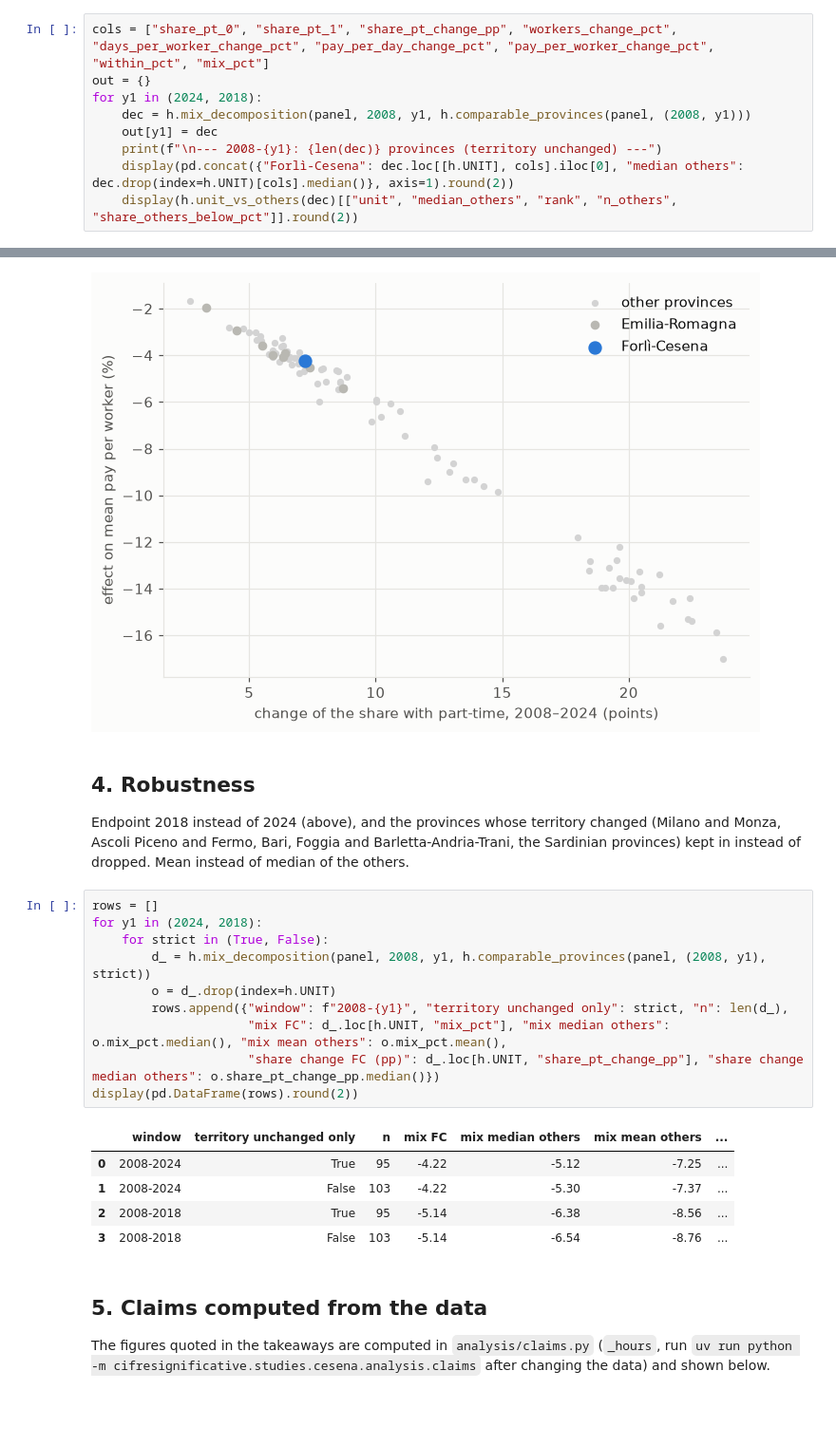
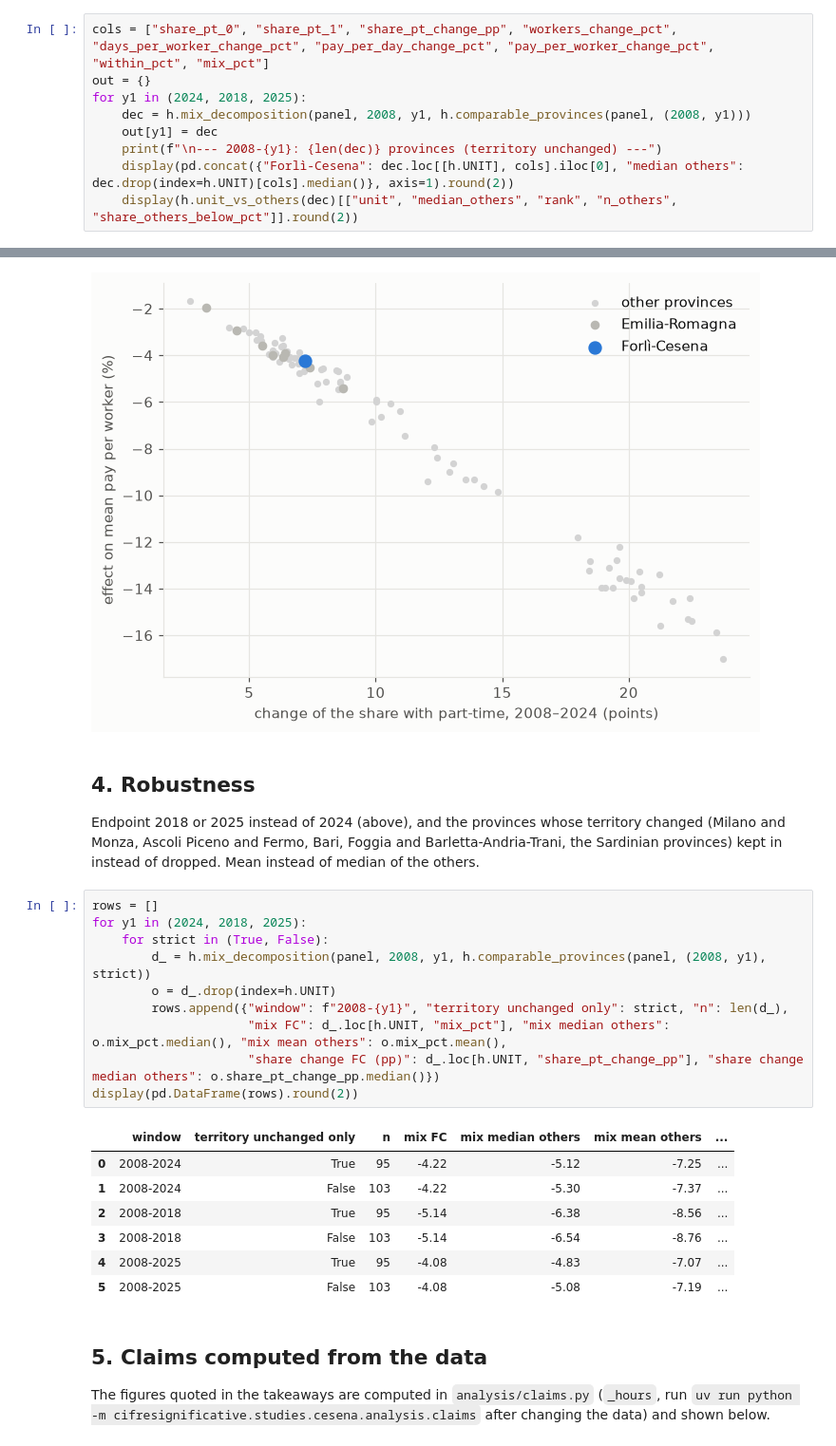
Before and after one commit to dbellavista/cifre-significative, a Jupyter notebook: studies/cesena/notebooks/06_hours.ipynb, the cells around one changed output, grey strips where cells are left out. Shown at 95% size. Drawn from its saved outputs; the diff is of its cells as text; blank space fills up the shorter version.

```diff
--- a/studies/cesena/notebooks/06_hours.ipynb
+++ b/studies/cesena/notebooks/06_hours.ipynb
@@ -81,7 +82,7 @@ Mean pay per worker `w = (1−s)·m_No + s·m_Si` (`s` = share of workers with p
 # %%
 cols = ["share_pt_0", "share_pt_1", "share_pt_change_pp", "workers_change_pct", "days_per_worker_change_pct", "pay_per_day_change_pct", "pay_per_worker_change_pct", "within_pct", "mix_pct"]
 out = {}
-for y1 in (2024, 2018):
+for y1 in (2024, 2018, 2025):
     dec = h.mix_decomposition(panel, 2008, y1, h.comparable_provinces(panel, (2008, y1)))
     out[y1] = dec
     print(f"\n--- 2008-{y1}: {len(dec)} provinces (territory unchanged) ---")
@@ -171,23 +195,25 @@ Emilia-Romagna provinces: ['Piacenza', 'Parma', 'Reggio Emilia', 'Modena', 'Bolo
 # %% [markdown]
 ## 4. Robustness
 
-Endpoint 2018 instead of 2024 (above), and the provinces whose territory changed (Milano and Monza, Ascoli Piceno and Fermo, Bari, Foggia and Barletta-Andria-Trani, the Sardinian provinces) kept in instead of dropped. Mean instead of median of the others.
+Endpoint 2018 or 2025 instead of 2024 (above), and the provinces whose territory changed (Milano and Monza, Ascoli Piceno and Fermo, Bari, Foggia and Barletta-Andria-Trani, the Sardinian provinces) kept in instead of dropped. Mean instead of median of the others.
 # %%
 rows = []
-for y1 in (2024, 2018):
+for y1 in (2024, 2018, 2025):
     for strict in (True, False):
         d_ = h.mix_decomposition(panel, 2008, y1, h.comparable_provinces(panel, (2008, y1), strict))
         o = d_.drop(index=h.UNIT)
         rows.append({"window": f"2008-{y1}", "territory unchanged only": strict, "n": len(d_),
                      "mix FC": d_.loc[h.UNIT, "mix_pct"], "mix median others": o.mix_pct.median(), "mix mean others": o.mix_pct.mean(),
                      "share change FC (pp)": d_.loc[h.UNIT, "share_pt_change_pp"], "share change median others": o.share_pt_change_pp.median()})
 display(pd.DataFrame(rows).round(2))
 # %% [output]
 |  | window | territory unchanged only | n | mix FC | mix median others | mix mean others | ... |
 | 0 | 2008-2024 | True | 95 | -4.22 | -5.12 | -7.25 | ... |
 | 1 | 2008-2024 | False | 103 | -4.22 | -5.30 | -7.37 | ... |
 | 2 | 2008-2018 | True | 95 | -5.14 | -6.38 | -8.56 | ... |
 | 3 | 2008-2018 | False | 103 | -5.14 | -6.54 | -8.76 | ... |
+| 4 | 2008-2025 | True | 95 | -4.08 | -4.83 | -7.07 | ... |
+| 5 | 2008-2025 | False | 103 | -4.08 | -5.08 | -7.19 | ... |
 # %% [markdown]
 ## 5. Claims computed from the data
 
```
Also changed, not shown: parts of 17 cells of this notebook, 10 other files.
